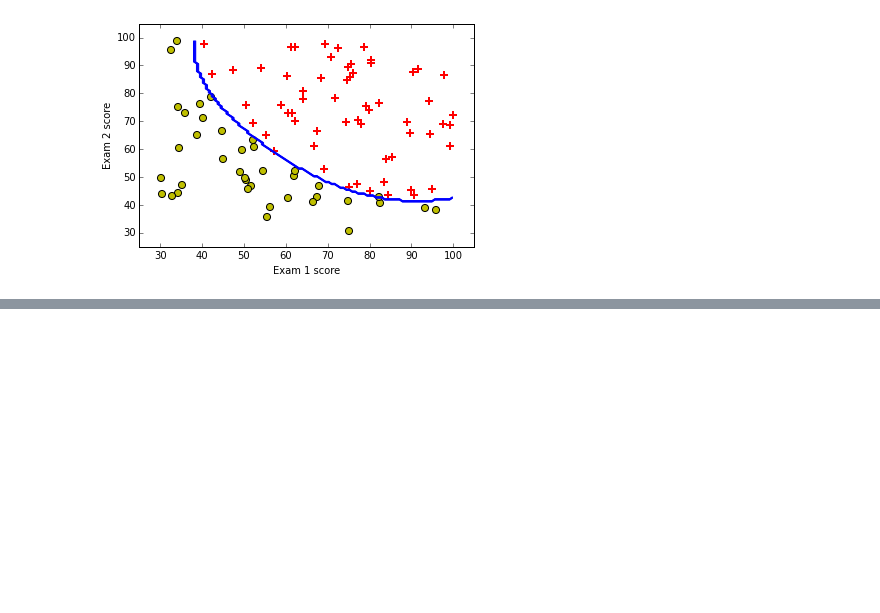
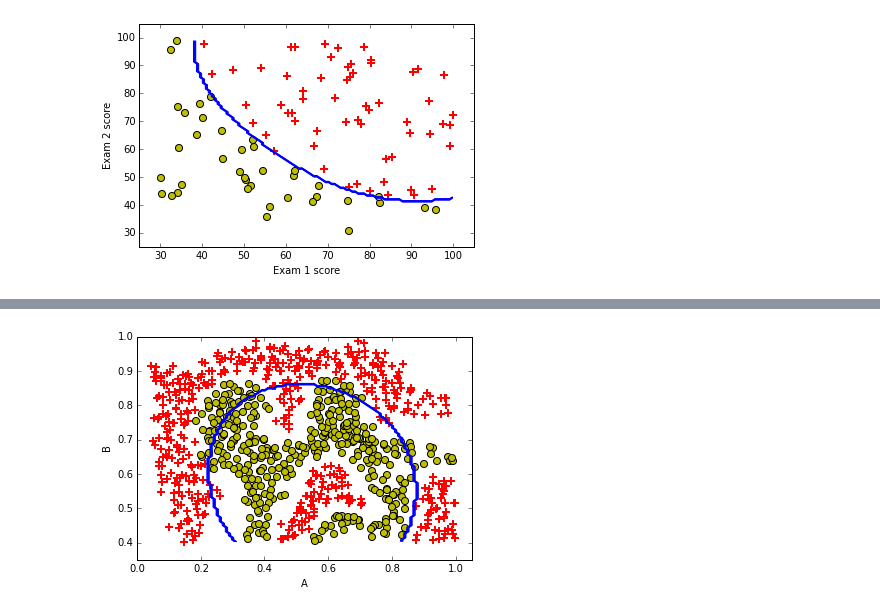
Before and after one commit to rcuevass/BDU-Logistic-and-SVM-clasifier, a Jupyter notebook: Classification_Logistic_SVM.ipynb, the cells around one changed output, grey strips where cells are left out. Saved outputs shown, nothing was run; the diff lists cells and outputs as text; code cells hidden in the pictures; blank space fills up the shorter version.

```diff
--- a/Classification_Logistic_SVM.ipynb
+++ b/Classification_Logistic_SVM.ipynb
@@ -166,0 +224,33 @@ SVM_Boundary(Cval,sigmaVal,kernel_type)
+# %%
+def SVM_Boundary_02(Cval,sigmaVal,kernel_type):
+    """
+    This function reads in the reciprocal of the regularization parameter to run
+    a logistic regression and plot the boundary decission.
+    Note.- Smaller Cval values specify stronger regularization.
+    """
+
+    df = pd.read_csv("data/tumors_classification.csv" , index_col=False)
+    mat = df.values[:,1:]
+    mat[:,2] = mat[:,2].astype(int)
+    #plotData( mat )
+
+
+    # Split data into features and labels
+    X = mat[:,:2] ; y = mat[:,2]
+
+    # gamma is actually inverse of sigma
+    svm_ = svm.SVC(C=Cval, kernel=kernel_type, gamma = 1.0 / sigmaVal )
+    svm_.fit( X, y )
+
+
+    # Plot training set...
+    plotData( mat , addLabel=False )
+    # ... and resulting separating line
+    PlotBoundary( X, svm_ )
+# %%
+Cval = 1.
+sigmaVal = 1.
+kernel_type = 'rbf'
+SVM_Boundary_02(Cval,sigmaVal,kernel_type)
+# %% [output]
+[figure, added]
```
Also changed, not shown: parts of 17 cells of this notebook.
